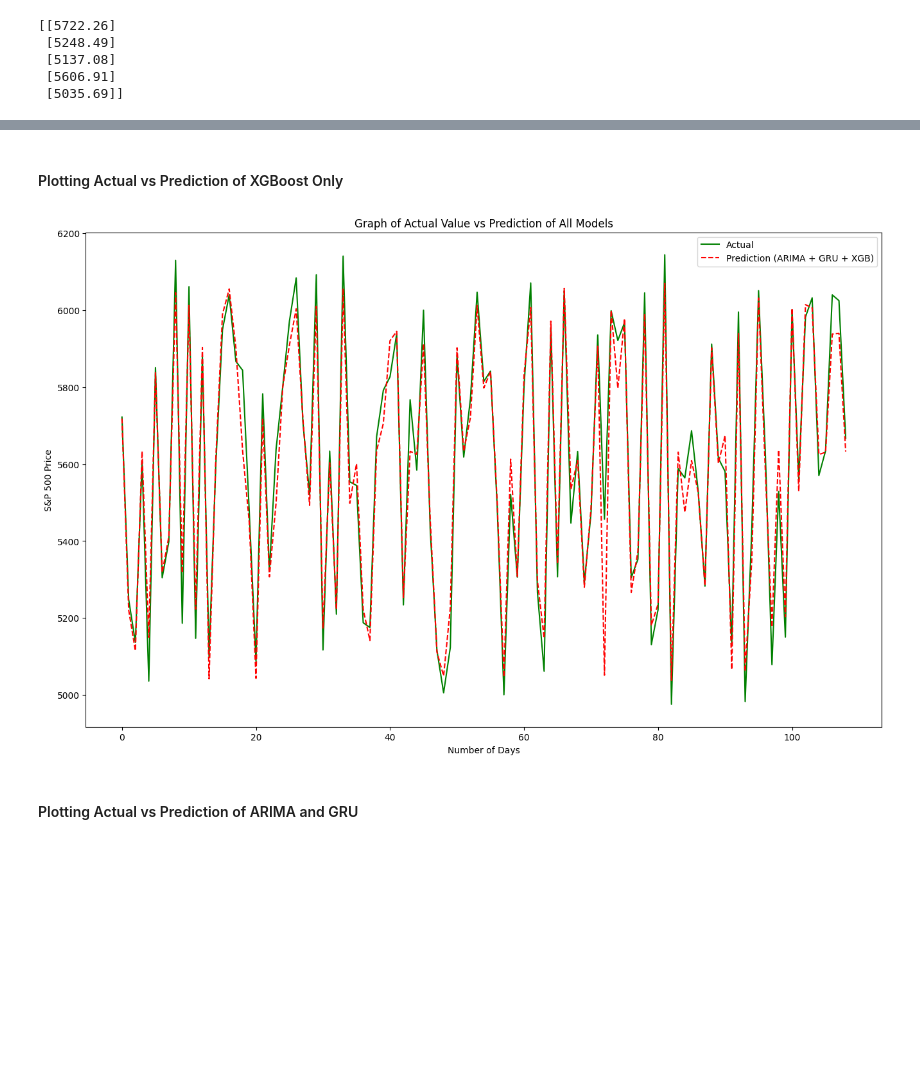
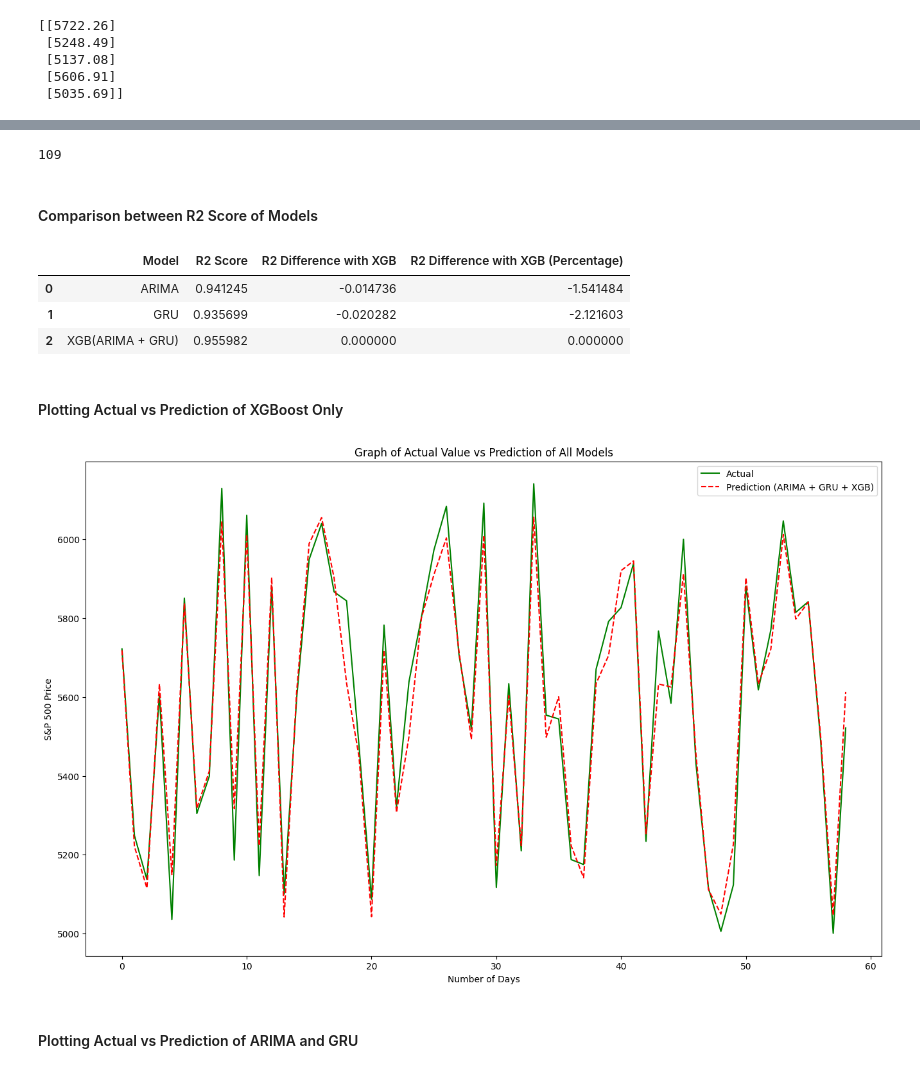
Before and after one commit to RSGzen/AML-Assignment, a Jupyter notebook: project_xgb.ipynb, the cells around one changed output, grey strips where cells are left out. Cells and saved outputs as stored; diff of their text form; code cells hidden in the pictures; blank space fills up the shorter version.

```diff
--- a/project_xgb.ipynb
+++ b/project_xgb.ipynb
@@ -666,0 +663,6 @@ print(y_test[:5])
+# %%
+print(len(new_y_test))
+# %% [output]
+109
+# %% [markdown]
+#### Comparison between R2 Score of Models
@@ -667,19 +695,28 @@ print(y_test[:5])
+# %%
+r2_table_df.style
+# %% [output]
+|  | Model | R2 Score | R2 Difference with XGB | R2 Difference with XGB (Percentage) |
+| 0 | ARIMA | 0.941245 | -0.014736 | -1.541484 |
+| 1 | GRU | 0.935699 | -0.020282 | -2.121603 |
+| 2 | XGB(ARIMA + GRU) | 0.955982 | 0.000000 | 0.000000 |
 # %% [markdown]
 #### Plotting Actual vs Prediction of XGBoost Only
+# %%
+num_points_to_see = 50
 # %%
 fig = plt.figure(figsize=(16, 10))
 
-plt.plot(y_test, label="Actual", color='green')
-plt.plot(y_pred, label="Prediction (ARIMA + GRU + XGB)", linestyle='dashed', color='red')
+plt.plot(new_y_test[:-num_points_to_see], label="Actual", color='green')
+plt.plot(y_pred[:-num_points_to_see], label="Prediction (ARIMA + GRU + XGB)", linestyle='dashed', color='red')
 
 plt.title("Graph of Actual Value vs Prediction of All Models")
 plt.xlabel("Number of Days")
 plt.ylabel("S&P 500 Price")
 
 plt.legend()
 plt.show()
 # %% [output]
-[figure, old version]
+[figure, new version]
 # %% [markdown]
 #### Plotting Actual vs Prediction of ARIMA and GRU
 # %%
```
Also changed, not shown: parts of 9 cells of this notebook.
